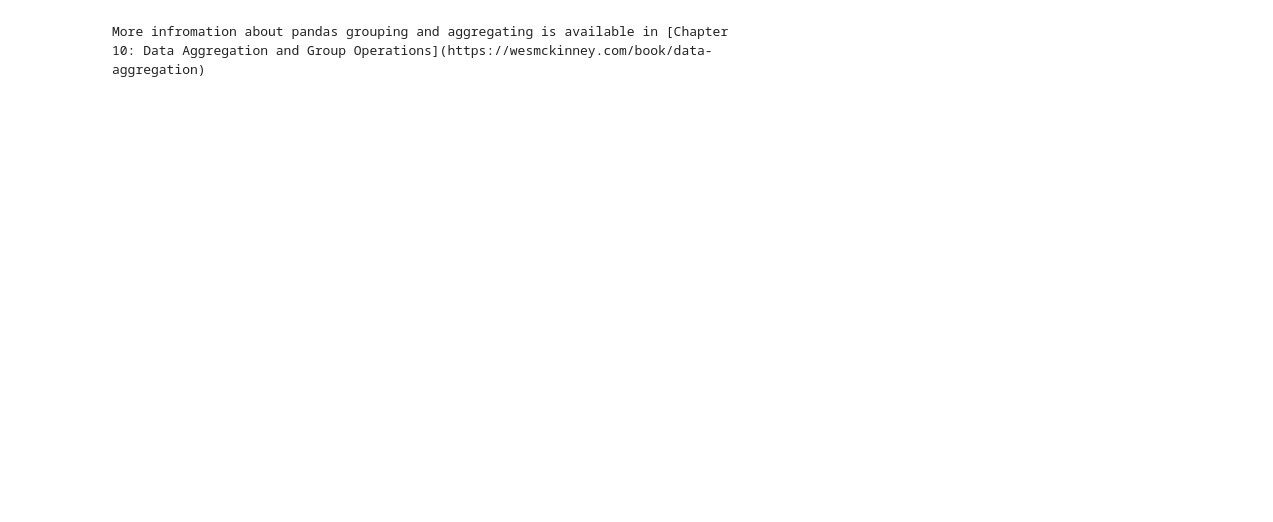
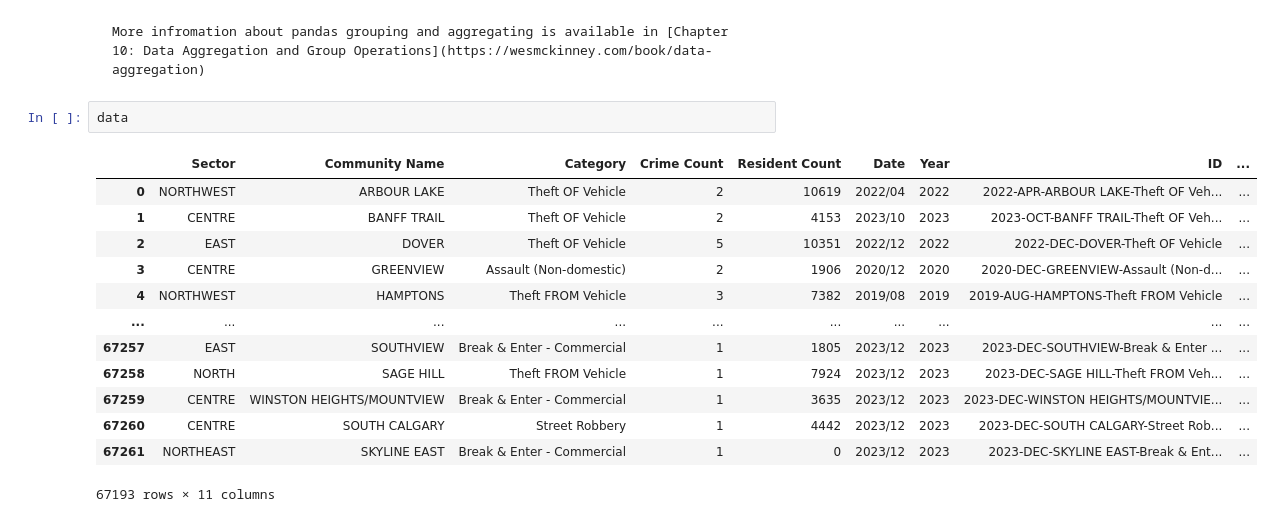
Before and after one commit to safarzadeh-reza/ENGO645-Assignments, a Jupyter notebook: source/notebooks/L2/using_pandas.ipynb, the cells around one changed output. Saved outputs shown, nothing was run; the diff lists cells and outputs as text; blank space fills up the shorter version.

````diff
--- a/source/notebooks/L2/using_pandas.ipynb
+++ b/source/notebooks/L2/using_pandas.ipynb
@@ -687,3 +730,19 @@ So, we can see that in 2019 we had relatively more crime happening!
 ```{note}
 More infromation about pandas grouping and aggregating is available in [Chapter 10: Data Aggregation and Group Operations](https://wesmckinney.com/book/data-aggregation)
 ```
+# %%
+data
+# %% [output]
+|  | Sector | Community Name | Category | Crime Count | Resident Count | Date | Year | ID | ... |
+| 0 | NORTHWEST | ARBOUR LAKE | Theft OF Vehicle | 2 | 10619 | 2022/04 | 2022 | 2022-APR-ARBOUR LAKE-Theft OF Veh... | ... |
+| 1 | CENTRE | BANFF TRAIL | Theft OF Vehicle | 2 | 4153 | 2023/10 | 2023 | 2023-OCT-BANFF TRAIL-Theft OF Veh... | ... |
+| 2 | EAST | DOVER | Theft OF Vehicle | 5 | 10351 | 2022/12 | 2022 | 2022-DEC-DOVER-Theft OF Vehicle | ... |
+| 3 | CENTRE | GREENVIEW | Assault (Non-domestic) | 2 | 1906 | 2020/12 | 2020 | 2020-DEC-GREENVIEW-Assault (Non-d... | ... |
+| 4 | NORTHWEST | HAMPTONS | Theft FROM Vehicle | 3 | 7382 | 2019/08 | 2019 | 2019-AUG-HAMPTONS-Theft FROM Vehicle | ... |
+| ... | ... | ... | ... | ... | ... | ... | ... | ... | ... |
+| 67257 | EAST | SOUTHVIEW | Break & Enter - Commercial | 1 | 1805 | 2023/12 | 2023 | 2023-DEC-SOUTHVIEW-Break & Enter ... | ... |
+| 67258 | NORTH | SAGE HILL | Theft FROM Vehicle | 1 | 7924 | 2023/12 | 2023 | 2023-DEC-SAGE HILL-Theft FROM Veh... | ... |
+| 67259 | CENTRE | WINSTON HEIGHTS/MOUNTVIEW | Break & Enter - Commercial | 1 | 3635 | 2023/12 | 2023 | 2023-DEC-WINSTON HEIGHTS/MOUNTVIE... | ... |
+| 67260 | CENTRE | SOUTH CALGARY | Street Robbery | 1 | 4442 | 2023/12 | 2023 | 2023-DEC-SOUTH CALGARY-Street Rob... | ... |
+| 67261 | NORTHEAST | SKYLINE EAST | Break & Enter - Commercial | 1 | 0 | 2023/12 | 2023 | 2023-DEC-SKYLINE EAST-Break & Ent... | ... |
+67193 rows × 11 columns
````
Also changed, not shown: parts of 32 cells of this notebook, 1 other file.
